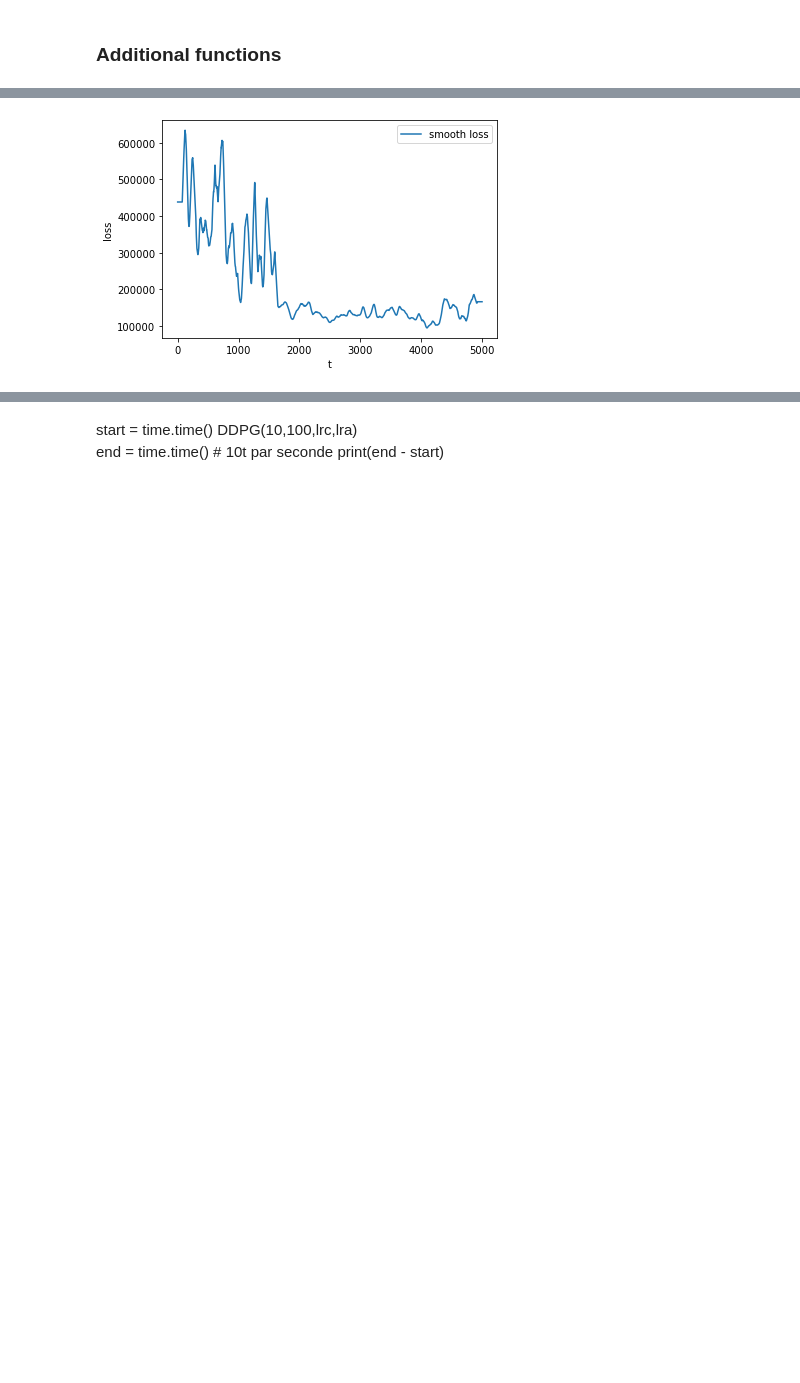
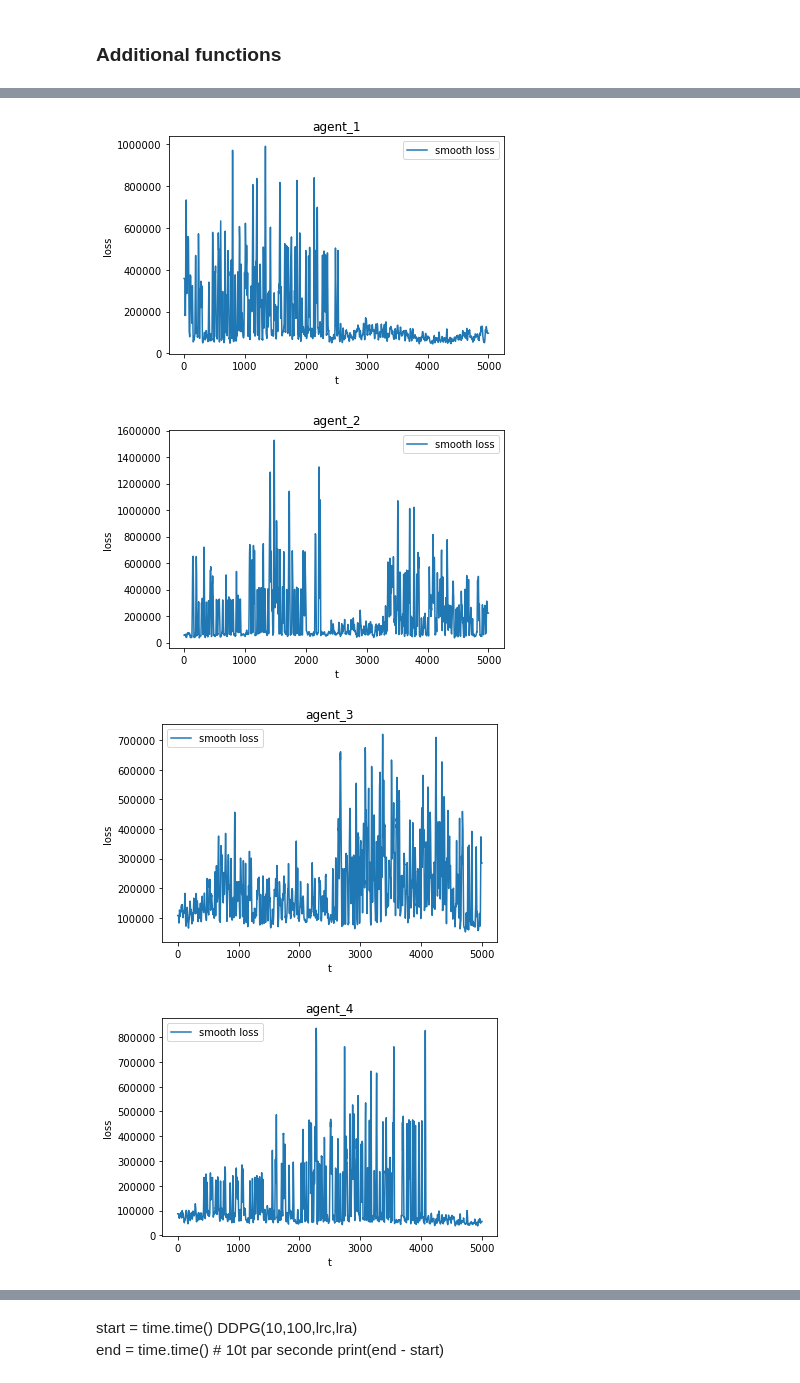
Before and after one commit to AceZz/P3A-Deep-Reinforcement-Learning, a Jupyter notebook: Stock-Trading-Environment/maintest.ipynb, the cells around one changed output, grey strips where cells are left out. Drawn from its saved outputs; the diff is of its cells as text; code cells hidden in the pictures; blank space fills up the shorter version.

```diff
--- a/Stock-Trading-Environment/maintest.ipynb
+++ b/Stock-Trading-Environment/maintest.ipynb
@@ -174,7 +174,7 @@ def DDPG(M,T,lrc,lra,alpha,sigma):                       # M number of episode T
     lr_crit = lrc               #optimal 1e-1
     lr_act = lra                #optimal 1e-3
 
-    D = DQN( gamma, max_experiences, min_experiences, batch_size, lr_crit,lr_act,alpha,sigma)
+    D = DQN( gamma, max_experiences, min_experiences, batch_size, lr_crit,lr_act)
     a = fill_buffer(env, D,alpha,sigma)
     #print(a)
     table_loss =[]
@@ -198,9 +198,3 @@ def smoothTriangle(data, degree):
     while len(smoothed) < len(data):
         smoothed.append(smoothed[-1])
     return smoothed
-# %%
-agent_a ,D,table_loss_a,table_actions_explored_a = DDPG(50,100,1e-1,1e-3,0,0.05)
-agent_b ,D,table_loss_b,table_actions_explored_b = DDPG(50,100,1e-1,1e-3,1,0.05)  #agent the act network
-agent_c ,D,table_loss_c,table_actions_explored_c = DDPG(50,100,1e-1,1e-3,1,0.1)
-agent_d ,D,table_loss_d,table_actions_explored_d = DDPG(50,100,1e-1,1e-3,1,0.5)
-agents = [agent_a,agent_b,agent_c,agent_d]
@@ -224,0 +210,10 @@ done
+# %%
+agents = []
+table_loss = []
+table_actions_explored = []
+
+for i in range(20):
+    agent ,D,t_loss,ta_explored = DDPG(50,100,1e-1,1e-3,1,0.1)
+    agents.append(agent)
+    table_loss.append(t_loss)
+    table_actions_explored.append(ta_explored )
@@ -225,13 +416,21 @@ done
 # %%
 t = np.arange(0, 5000, 1)
 table_loss  = np.asarray(table_loss)
+count=1
+for tl in table_loss:
+    s = smoothTriangle(tl, 10)
+    #plt.plot(t,table_loss,label="loss")
+    plt.plot(t,s,label="smooth loss")
+    plt.xlabel("t")
+    plt.ylabel("loss")
+    plt.legend()
+    plt.title("agent_{}".format(count))
+    #plt.savefig("C:/Users/Thomas/Documents/3A/projet DPRL/ac2.0_M50_T100_tau(1e-2)_lrc(1e-1)_lrea(1e-3)_alpha=1_sigma=0.2/agent_{}_loss.png".format(count))
+    plt.show()
 
-s = smoothTriangle(table_loss, 50)
-#plt.plot(t,table_loss,label="loss")
-plt.plot(t,s,label="smooth loss")
-plt.xlabel("t")
-plt.ylabel("loss")
-plt.legend()
-plt.show()
+    count+=1
 # %% [output]
-[figure, old version]
+[figure, new version]
+[figure, added]
+[figure, added]
+[figure, added]
```
Also changed, not shown: parts of 14 cells of this notebook, 7 other files.
